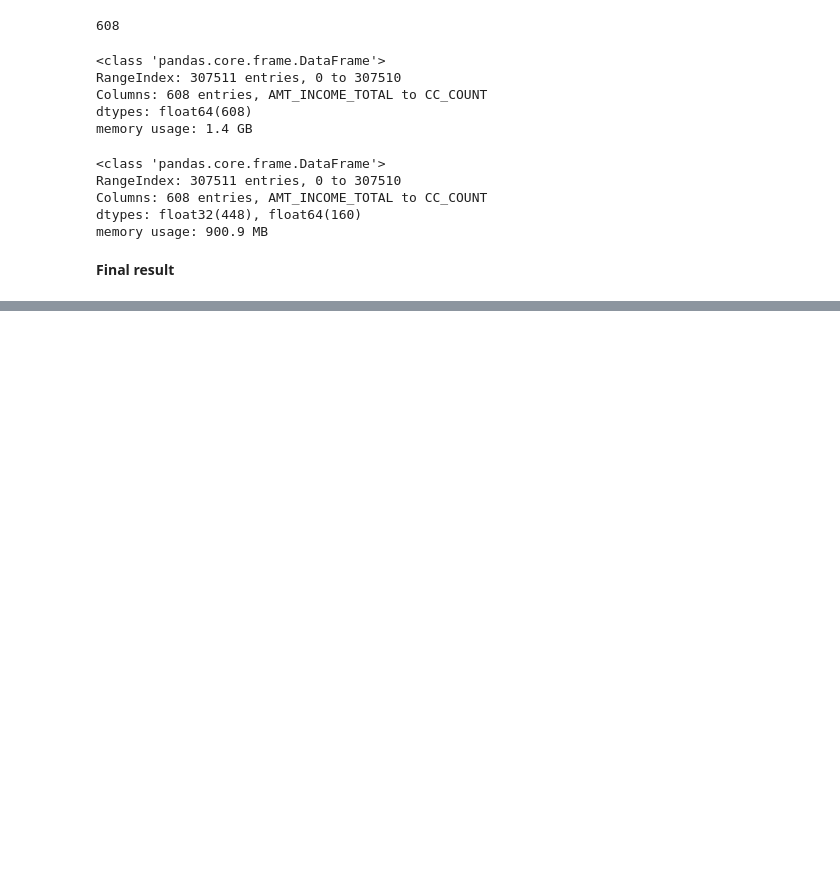
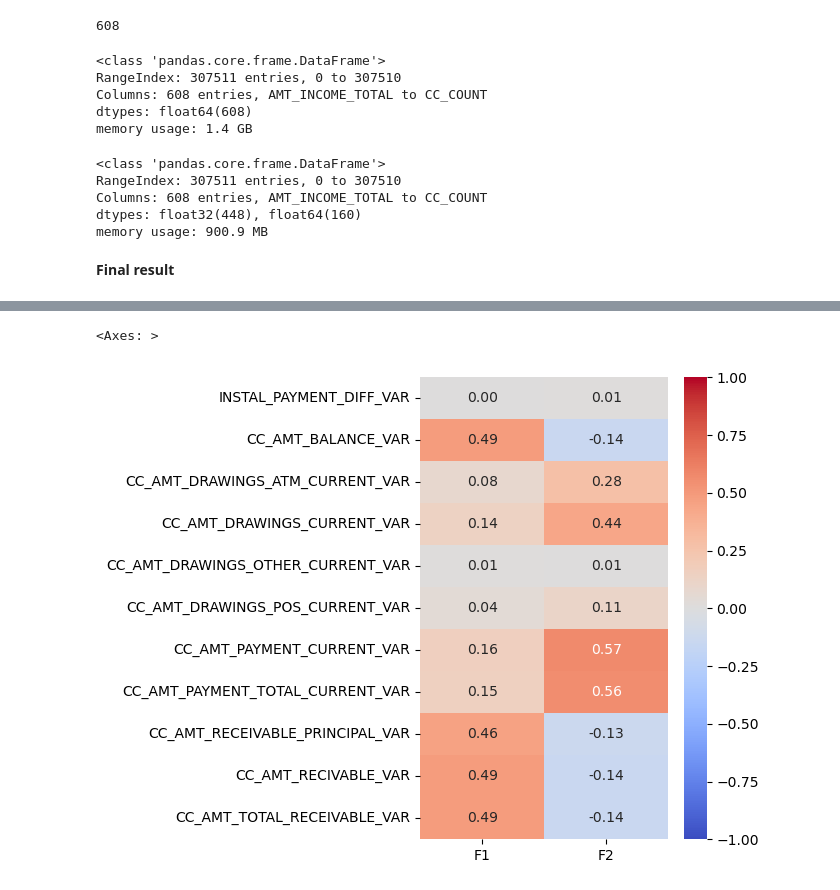
Before and after one commit to NatChe/credit-scoring-dashboard, a Jupyter notebook: 02_Feature_optimization.ipynb, the cells around one changed output, grey strips where cells are left out. Saved outputs shown, nothing was run; the diff lists cells and outputs as text; code cells hidden in the pictures; blank space fills up the shorter version.

```diff
--- a/02_Feature_optimization.ipynb
+++ b/02_Feature_optimization.ipynb
@@ -331,0 +461,3 @@ We went from 1.5 GB to 918.5 MB that represents almost 39% of memory reduction.
+# %%
+pca_components = pca.components_
+pca_components
@@ -331,0 +477,5 @@ We went from 1.5 GB to 918.5 MB that represents almost 39% of memory reduction.
+# %%
+pca_components_df = pd.DataFrame(pca_components)
+pca_components_df.columns = feature_names
+pca_components_df.index = [f"F{i}" for i in x_list]
+pca_components_df
@@ -331,0 +491,3 @@ We went from 1.5 GB to 918.5 MB that represents almost 39% of memory reduction.
+# %%
+pca_components_df = pca_components_df.T
+pca_components_df
@@ -331,0 +546,3 @@ We went from 1.5 GB to 918.5 MB that represents almost 39% of memory reduction.
+# %%
+pca_components_f1_f2 = pca_components_df.loc[(pca_components_df['F1'] > 0.01) | (pca_components_df['F2'] > 0.01), ['F1', 'F2']]
+pca_components_f1_f2.shape
@@ -331,0 +566,6 @@ We went from 1.5 GB to 918.5 MB that represents almost 39% of memory reduction.
+# %%
+fig, ax = plt.subplots(figsize=(4, 6))
+sns.heatmap(pca_components_f1_f2, vmin=-1, vmax=1, annot=True, cmap="coolwarm", fmt="0.2f")
+# %% [output]
+<Axes: >
+[figure, added]
```
Also changed, not shown: parts of 117 cells of this notebook, 2 other files.
